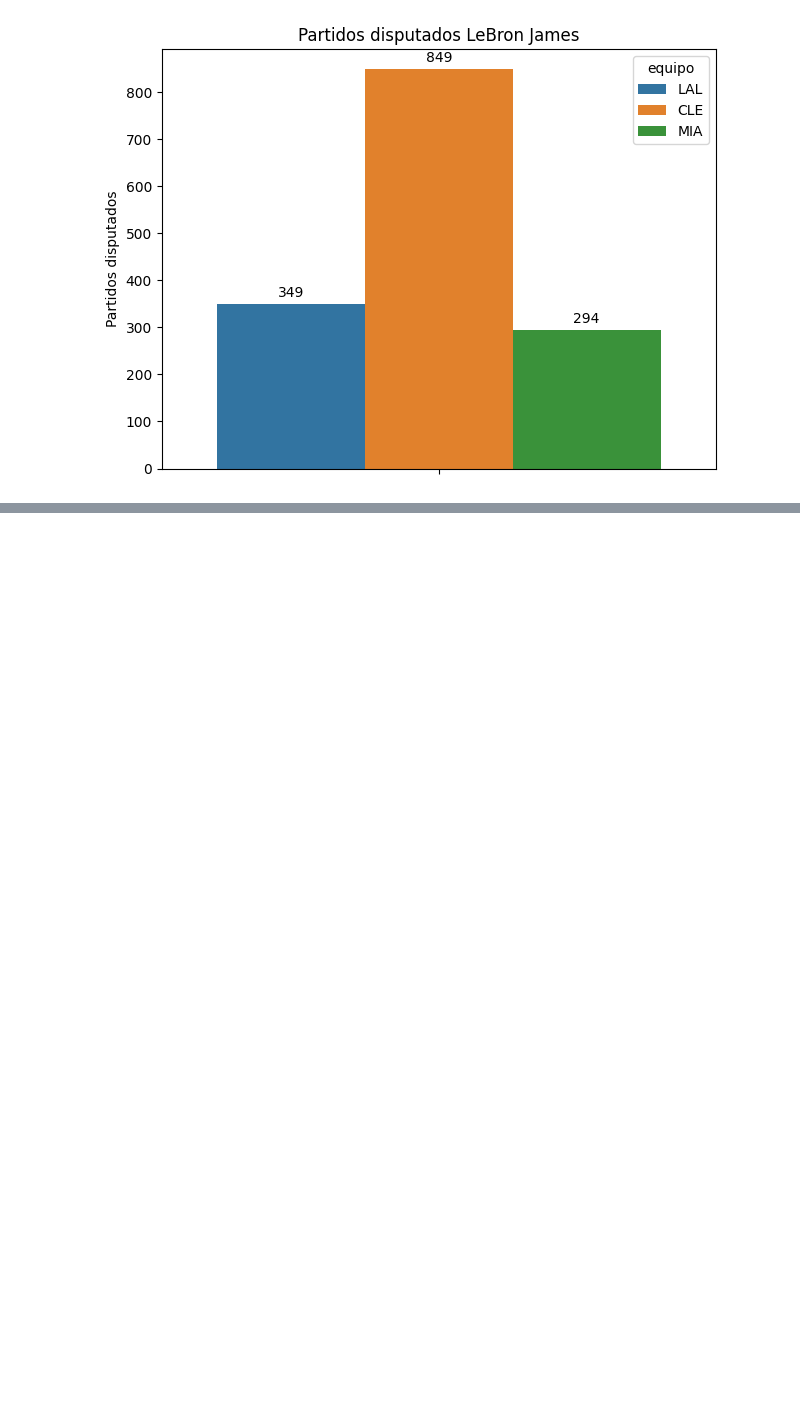
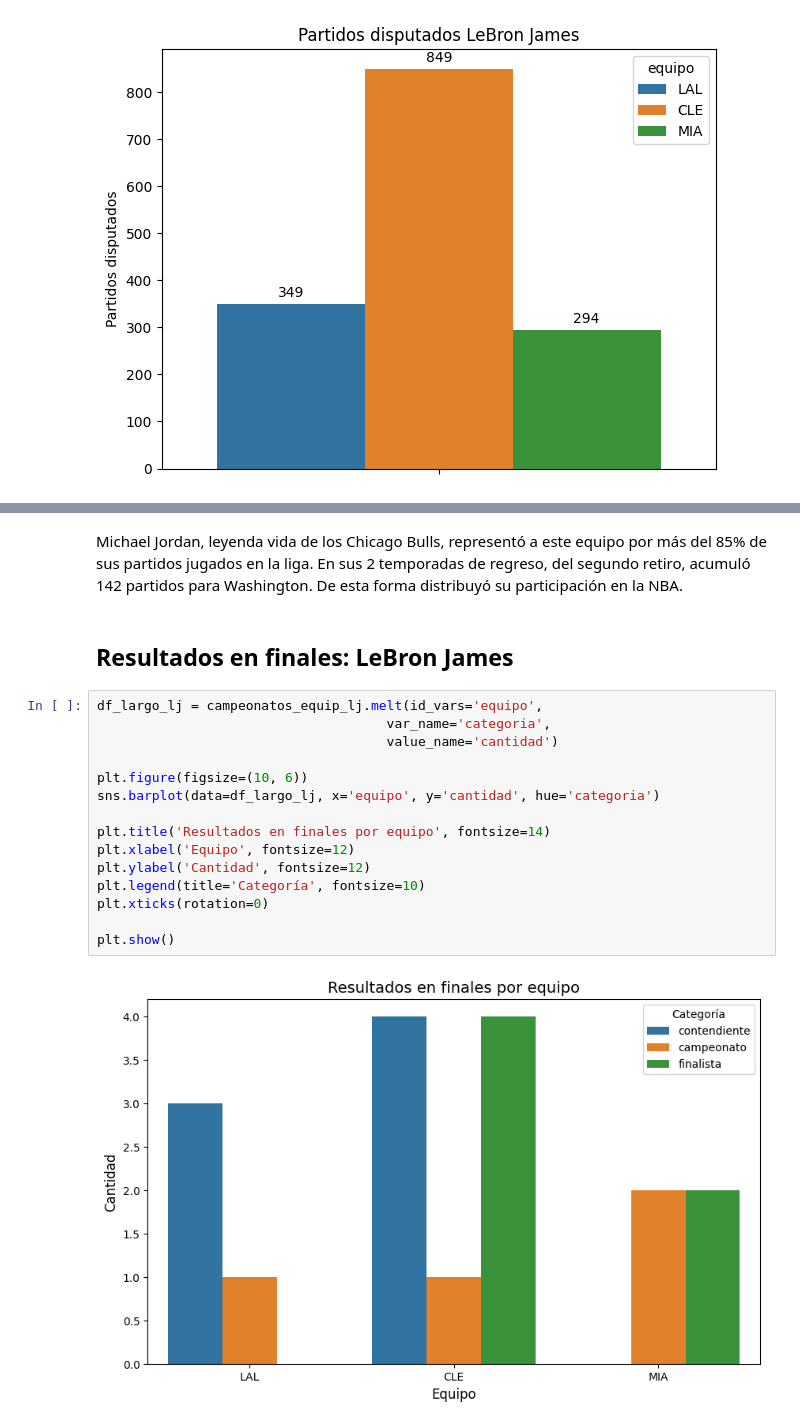
Before and after one commit to ngcarvajall/Proyecto5-GOAT_MJ_LJ, a Jupyter notebook: Notebooks/Loading.ipynb, the cells around one changed output, grey strips where cells are left out. Cells and saved outputs as stored; diff of their text form; blank space fills up the shorter version.

```diff
--- a/Notebooks/Loading.ipynb
+++ b/Notebooks/Loading.ipynb
@@ -948,0 +982,21 @@ Temporadas de LeBron por equipo
+# %% [markdown]
+Michael Jordan, leyenda vida de los Chicago Bulls, representó a este equipo por más del 85% de sus partidos jugados en la liga. En sus 2 temporadas de regreso, del segundo retiro, acumuló 142 partidos para Washington. De esta forma distribuyó su participación en la NBA.
+# %% [markdown]
+## Resultados en finales: LeBron James
+# %%
+df_largo_lj = campeonatos_equip_lj.melt(id_vars='equipo',
+                                     var_name='categoria',
+                                     value_name='cantidad')
+
+plt.figure(figsize=(10, 6))
+sns.barplot(data=df_largo_lj, x='equipo', y='cantidad', hue='categoria')
+
+plt.title('Resultados en finales por equipo', fontsize=14)
+plt.xlabel('Equipo', fontsize=12)
+plt.ylabel('Cantidad', fontsize=12)
+plt.legend(title='Categoría', fontsize=10)
+plt.xticks(rotation=0)
+
+plt.show()
+# %% [output]
+[figure, added]
```
Also changed, not shown: parts of 17 cells of this notebook, 1 other file.
